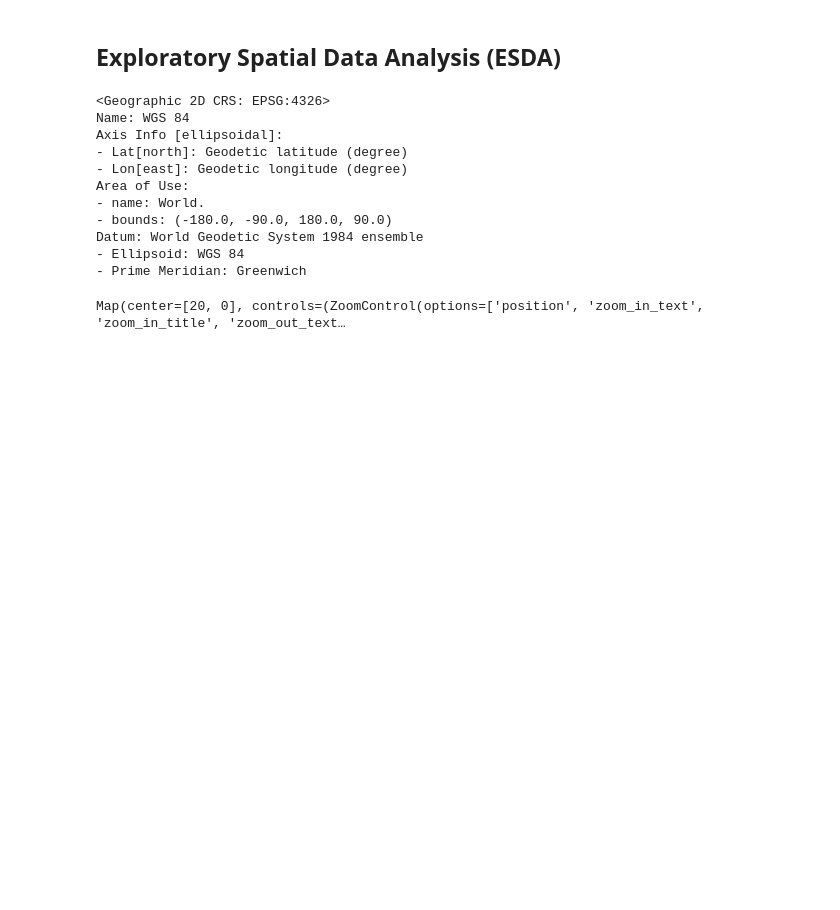
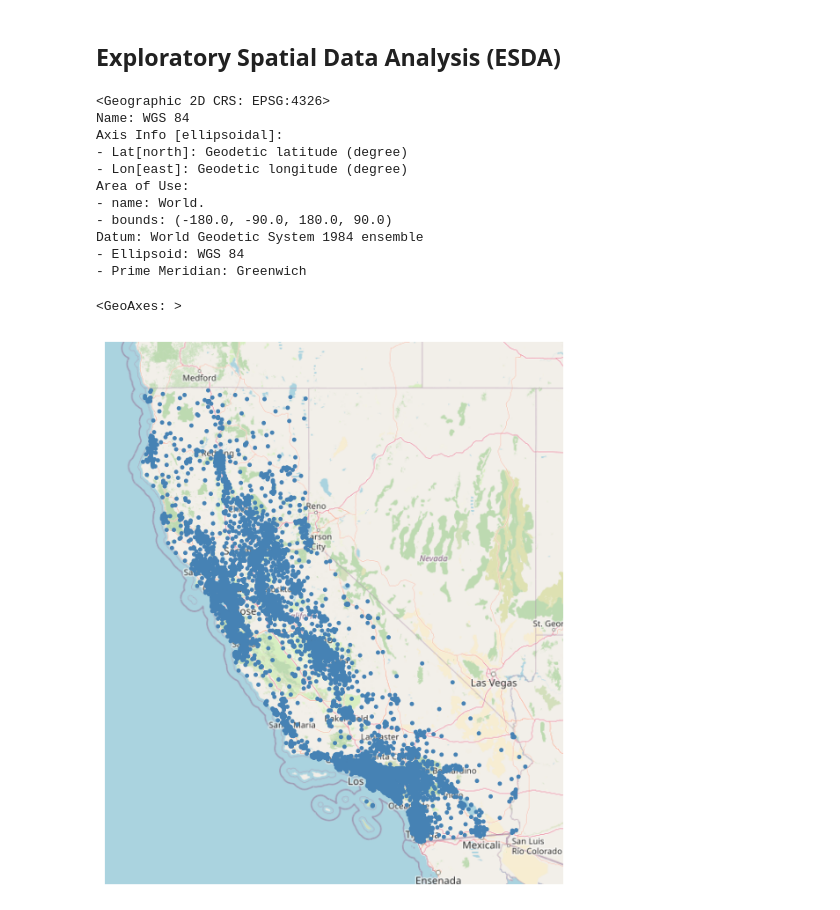
Before and after one commit to geonextgis/Geospatial_Data_Science_with_Python, a Jupyter notebook: 03_Exploratory_Spatial_Data_Analysis/01_Exploratory_Data_Visualization.ipynb, the cells around one changed output. Drawn from its saved outputs; the diff is of its cells as text; code cells hidden in the pictures; blank space fills up the shorter version.

```diff
--- a/03_Exploratory_Spatial_Data_Analysis/01_Exploratory_Data_Visualization.ipynb
+++ b/03_Exploratory_Spatial_Data_Analysis/01_Exploratory_Data_Visualization.ipynb
@@ -242,4 +236,0 @@ m = leafmap.Map()
-# %%
-m
-# %% [output]
-Map(center=[20, 0], controls=(ZoomControl(options=['position', 'zoom_in_text', 'zoom_in_title', 'zoom_out_text…
@@ -245,0 +240,6 @@ Map(center=[20, 0], controls=(ZoomControl(options=['position', 'zoom_in_text', '
+# %%
+ax = gplt.webmap(housing_gdf, projection=gcrs.WebMercator(), figsize=(8, 8), dpi=800)
+gplt.pointplot(housing_gdf, ax=ax, marker=".")
+# %% [output]
+<GeoAxes: >
+[figure, added]
```
Also changed, not shown: parts of 6 cells of this notebook, 1 other file.
